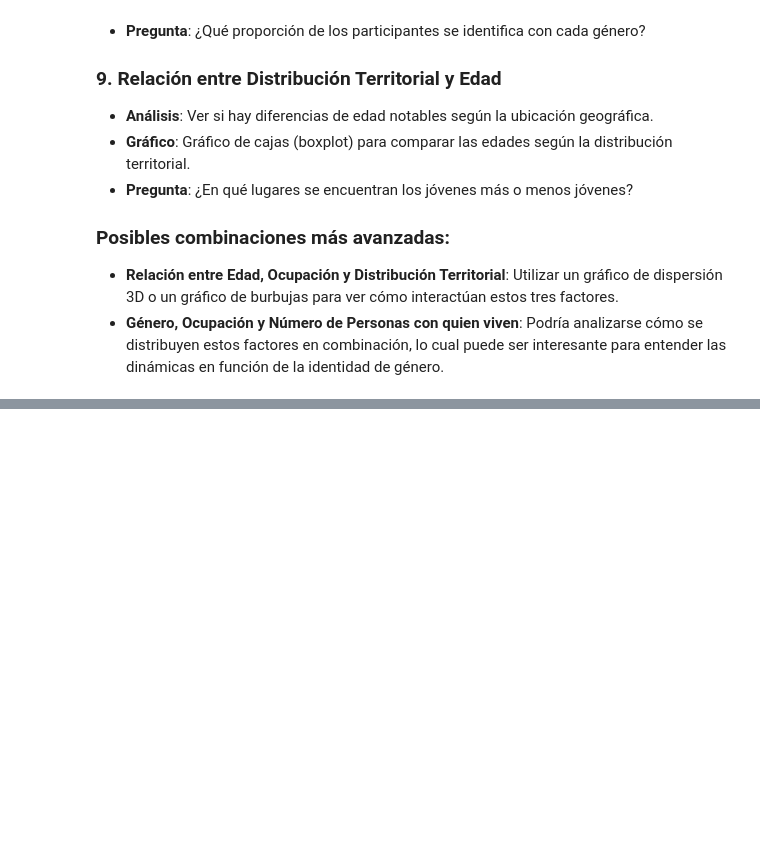
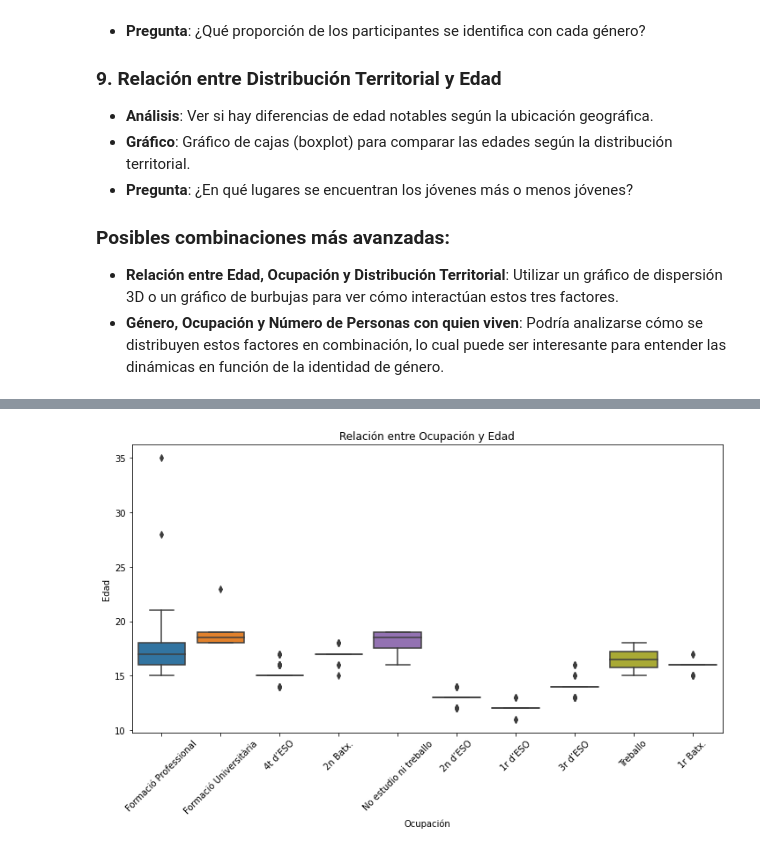
Before and after one commit to sebasto7/SEJ, a Jupyter notebook: SEJ-analisis.ipynb, the cells around one changed output, grey strips where cells are left out. Cells and saved outputs as stored; diff of their text form; code cells hidden in the pictures; blank space fills up the shorter version.

```diff
--- a/SEJ-analisis.ipynb
+++ b/SEJ-analisis.ipynb
@@ -82 +192,12 @@ Basado en los datos del dataframe **SEJ_demografics**, que incluye información
+# %%
+# Relación entre ocupación y Edad
+plt.figure(figsize=(12, 6))
+sns.boxplot(x='OCUPACIÓ', y='EDAT', data=SEJ_demografics)
+plt.title('Relación entre Ocupación y Edad')
+plt.xlabel('Ocupación')
+plt.ylabel('Edad')
+plt.xticks(rotation=45)
+plt.show()
+# %% [output]
+[figure, added]
 # %%
```
Also changed, not shown: parts of 14 cells of this notebook.
